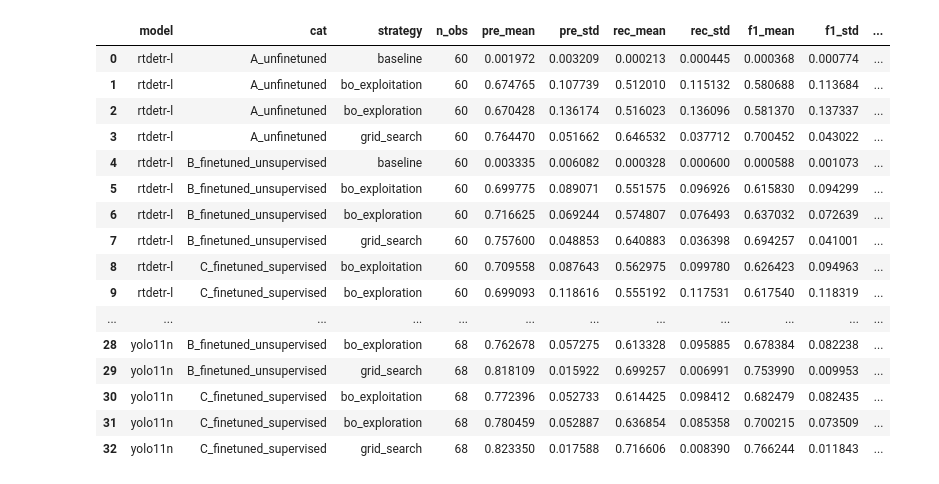
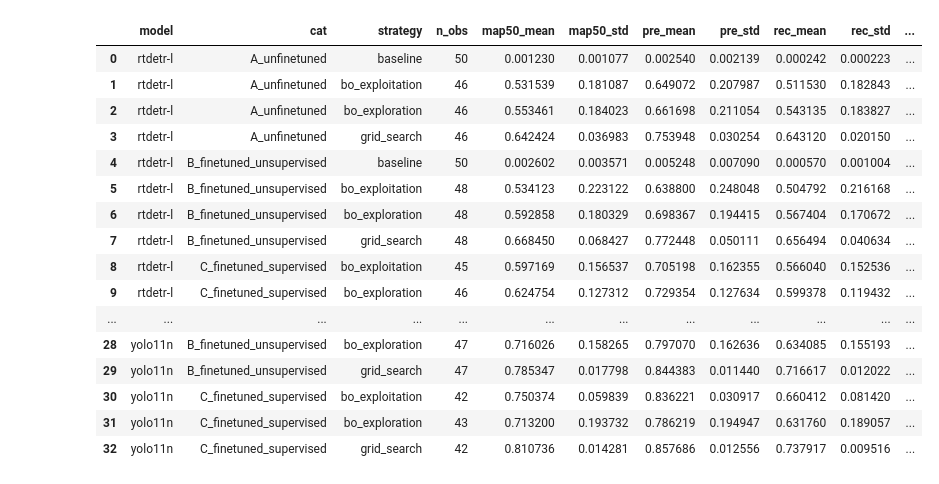
Before and after one commit to Niche-Lab/ant-detective, a Jupyter notebook: _5_eval-study2.ipynb, the cells around one changed output. Saved outputs shown, nothing was run; the diff lists cells and outputs as text; code cells hidden in the pictures.

```diff
--- a/_5_eval-study2.ipynb
+++ b/_5_eval-study2.ipynb
@@ -14,6 +14,34 @@ from PIL import Image
 
 load_dotenv('.env')
 DIR_SRC = os.getenv('DIR_SRC')
-dir_s1 = Path("out") / "study2"
-ls_meta = [f for f in dir_s1.iterdir() if f.suffix == '.csv' and f.name.startswith('results_')]
-ls_meta
+dir_s2 = Path("out") / "study2"
+ls_meta = [f for f in dir_s2.iterdir() if f.suffix == '.csv' and f.name.startswith('results_')]
+data = pd.read_csv(ls_meta[0])
+for i in range(1, len(ls_meta)):
+    data_tmp = pd.read_csv(ls_meta[i])
+    data = pd.concat([data, data_tmp])
+
+# since the first two iterations of rtdetr-l are not comparable to the others, we remove them
+data = data.query("(model == 'rtdetr-l' and iters > 2) or (model != 'rtdetr-l')")
+data.loc[data['model'] == 'rtdetr-l', 'iters'] -= 2
+data = data.query("iters <= 6")
+
+# add strategy category
+data["cat"] = "X"  # default category
+data.loc[data.is_finetune == "1_NOFT", "cat"] = "A_unfinetuned"
+data.loc[data.is_finetune == "2_FT", "cat"] = "B_finetuned_unsupervised"
+data.loc[data.metric == "map", "cat"] = "C_finetuned_supervised"
+data.to_csv("out/s2_raw.csv", index=False)
+
+# order
+strategy_order = [
+    "bo_exploitation",
+    "bo_exploration",
+    "grid_search",
+]
+cat_order = [
+    "A_unfinetuned",
+    "B_finetuned_unsupervised",
+    "C_finetuned_supervised"
+]
+model_order = ["yolo11n", "yolo11m", "rtdetr-l"]
@@ -68,45 +147,48 @@ data.loc[data.metric == "map", "cat"] = "C_finetuned_supervised"
 # %%
 # calculate mean, median, std, min, max
 data_sum = data.\
-    query("iters <= 6").\
+    query("iters <= 5").\
     groupby(['model', "cat", "strategy"]).agg(
     n_obs=pd.NamedAgg(column='precision', aggfunc='count'),
+    # map50
+    map50_mean=pd.NamedAgg(column='map50', aggfunc='mean'),
+    map50_std=pd.NamedAgg(column='map50', aggfunc='std'),
     # precision
     pre_mean=pd.NamedAgg(column='precision', aggfunc='mean'),
     pre_std=pd.NamedAgg(column='precision', aggfunc='std'),
     # recall
     rec_mean=pd.NamedAgg(column='recall', aggfunc='mean'),
     rec_std=pd.NamedAgg(column='recall', aggfunc='std'),
     # f1
     f1_mean=pd.NamedAgg(column='f1', aggfunc='mean'),
     f1_std=pd.NamedAgg(column='f1', aggfunc='std'),
     # time_hptuning'
     time_hptuning_mean=pd.NamedAgg(column='time_hptuning', aggfunc='mean'),
     time_hptuning_std=pd.NamedAgg(column='time_hptuning', aggfunc='std'),
     # time_inference
     time_inference_mean=pd.NamedAgg(column='time_inference', aggfunc='mean'),
     time_inference_std=pd.NamedAgg(column='time_inference', aggfunc='std'),
 ).reset_index()
 data_sum.to_csv(Path("out") / "s2_pivot.csv", index=False)
 data_sum
 # %% [output]
-|  | model | cat | strategy | n_obs | pre_mean | pre_std | rec_mean | rec_std | f1_mean | f1_std | ... |
-| 0 | rtdetr-l | A_unfinetuned | baseline | 60 | 0.001972 | 0.003209 | 0.000213 | 0.000445 | 0.000368 | 0.000774 | ... |
-| 1 | rtdetr-l | A_unfinetuned | bo_exploitation | 60 | 0.674765 | 0.107739 | 0.512010 | 0.115132 | 0.580688 | 0.113684 | ... |
-| 2 | rtdetr-l | A_unfinetuned | bo_exploration | 60 | 0.670428 | 0.136174 | 0.516023 | 0.136096 | 0.581370 | 0.137337 | ... |
-| 3 | rtdetr-l | A_unfinetuned | grid_search | 60 | 0.764470 | 0.051662 | 0.646532 | 0.037712 | 0.700452 | 0.043022 | ... |
-| 4 | rtdetr-l | B_finetuned_unsupervised | baseline | 60 | 0.003335 | 0.006082 | 0.000328 | 0.000600 | 0.000588 | 0.001073 | ... |
-| 5 | rtdetr-l | B_finetuned_unsupervised | bo_exploitation | 60 | 0.699775 | 0.089071 | 0.551575 | 0.096926 | 0.615830 | 0.094299 | ... |
-| 6 | rtdetr-l | B_finetuned_unsupervised | bo_exploration | 60 | 0.716625 | 0.069244 | 0.574807 | 0.076493 | 0.637032 | 0.072639 | ... |
-| 7 | rtdetr-l | B_finetuned_unsupervised | grid_search | 60 | 0.757600 | 0.048853 | 0.640883 | 0.036398 | 0.694257 | 0.041001 | ... |
-| 8 | rtdetr-l | C_finetuned_supervised | bo_exploitation | 60 | 0.709558 | 0.087643 | 0.562975 | 0.099780 | 0.626423 | 0.094963 | ... |
-| 9 | rtdetr-l | C_finetuned_supervised | bo_exploration | 60 | 0.699093 | 0.118616 | 0.555192 | 0.117531 | 0.617540 | 0.118319 | ... |
+|  | model | cat | strategy | n_obs | map50_mean | map50_std | pre_mean | pre_std | rec_mean | rec_std | ... |
+| 0 | rtdetr-l | A_unfinetuned | baseline | 50 | 0.001230 | 0.001077 | 0.002540 | 0.002139 | 0.000242 | 0.000223 | ... |
+| 1 | rtdetr-l | A_unfinetuned | bo_exploitation | 46 | 0.531539 | 0.181087 | 0.649072 | 0.207987 | 0.511530 | 0.182843 | ... |
+| 2 | rtdetr-l | A_unfinetuned | bo_exploration | 46 | 0.553461 | 0.184023 | 0.661698 | 0.211054 | 0.543135 | 0.183827 | ... |
+| 3 | rtdetr-l | A_unfinetuned | grid_search | 46 | 0.642424 | 0.036983 | 0.753948 | 0.030254 | 0.643120 | 0.020150 | ... |
+| 4 | rtdetr-l | B_finetuned_unsupervised | baseline | 50 | 0.002602 | 0.003571 | 0.005248 | 0.007090 | 0.000570 | 0.001004 | ... |
+| 5 | rtdetr-l | B_finetuned_unsupervised | bo_exploitation | 48 | 0.534123 | 0.223122 | 0.638800 | 0.248048 | 0.504792 | 0.216168 | ... |
+| 6 | rtdetr-l | B_finetuned_unsupervised | bo_exploration | 48 | 0.592858 | 0.180329 | 0.698367 | 0.194415 | 0.567404 | 0.170672 | ... |
+| 7 | rtdetr-l | B_finetuned_unsupervised | grid_search | 48 | 0.668450 | 0.068427 | 0.772448 | 0.050111 | 0.656494 | 0.040634 | ... |
+| 8 | rtdetr-l | C_finetuned_supervised | bo_exploitation | 45 | 0.597169 | 0.156537 | 0.705198 | 0.162355 | 0.566040 | 0.152536 | ... |
+| 9 | rtdetr-l | C_finetuned_supervised | bo_exploration | 46 | 0.624754 | 0.127312 | 0.729354 | 0.127634 | 0.599378 | 0.119432 | ... |
 | ... | ... | ... | ... | ... | ... | ... | ... | ... | ... | ... | ... |
-| 28 | yolo11n | B_finetuned_unsupervised | bo_exploration | 68 | 0.762678 | 0.057275 | 0.613328 | 0.095885 | 0.678384 | 0.082238 | ... |
-| 29 | yolo11n | B_finetuned_unsupervised | grid_search | 68 | 0.818109 | 0.015922 | 0.699257 | 0.006991 | 0.753990 | 0.009953 | ... |
-| 30 | yolo11n | C_finetuned_supervised | bo_exploitation | 68 | 0.772396 | 0.052733 | 0.614425 | 0.098412 | 0.682479 | 0.082435 | ... |
-| 31 | yolo11n | C_finetuned_supervised | bo_exploration | 68 | 0.780459 | 0.052887 | 0.636854 | 0.085358 | 0.700215 | 0.073509 | ... |
-| 32 | yolo11n | C_finetuned_supervised | grid_search | 68 | 0.823350 | 0.017588 | 0.716606 | 0.008390 | 0.766244 | 0.011843 | ... |
+| 28 | yolo11n | B_finetuned_unsupervised | bo_exploration | 47 | 0.716026 | 0.158265 | 0.797070 | 0.162636 | 0.634085 | 0.155193 | ... |
+| 29 | yolo11n | B_finetuned_unsupervised | grid_search | 47 | 0.785347 | 0.017798 | 0.844383 | 0.011440 | 0.716617 | 0.012022 | ... |
+| 30 | yolo11n | C_finetuned_supervised | bo_exploitation | 42 | 0.750374 | 0.059839 | 0.836221 | 0.030917 | 0.660412 | 0.081420 | ... |
+| 31 | yolo11n | C_finetuned_supervised | bo_exploration | 43 | 0.713200 | 0.193732 | 0.786219 | 0.194947 | 0.631760 | 0.189057 | ... |
+| 32 | yolo11n | C_finetuned_supervised | grid_search | 42 | 0.810736 | 0.014281 | 0.857686 | 0.012556 | 0.737917 | 0.009516 | ... |
 # %%
 data_fig = data.melt(id_vars=["model", "cat", "strategy", "divider", "overlap"],
                      var_name="met", value_name="score")
```
Also changed, not shown: parts of 17 cells of this notebook, 13 other files.
